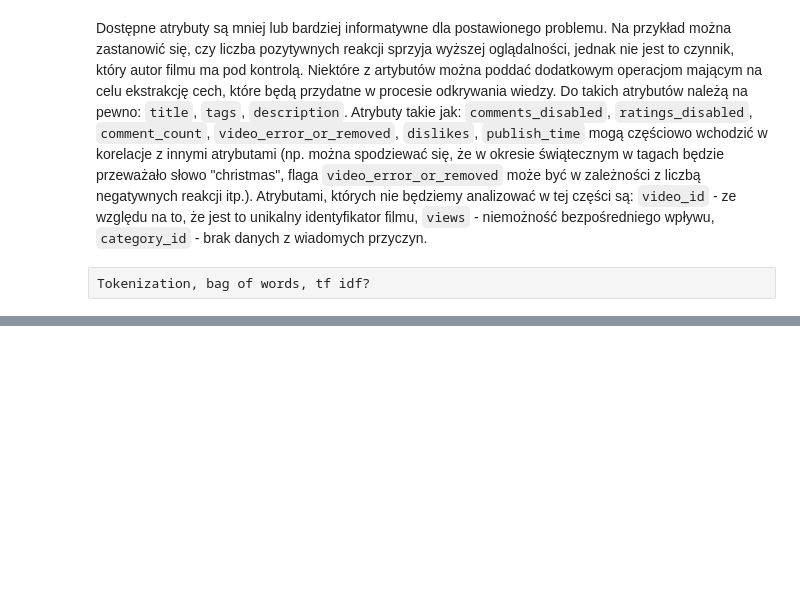
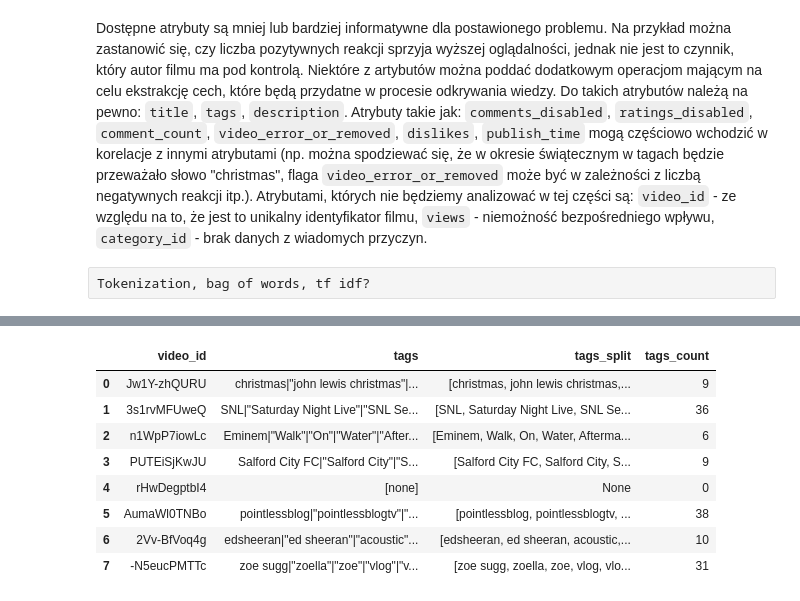
Before and after one commit to marrry/PED_YT, a Jupyter notebook: wstepne_wykresy.ipynb, the cells around one changed output, grey strips where cells are left out. Cells and saved outputs as stored; diff of their text form; code cells hidden in the pictures; blank space fills up the shorter version.

```diff
--- a/wstepne_wykresy.ipynb
+++ b/wstepne_wykresy.ipynb
@@ -386,0 +433,12 @@ Odnośnie dalszych działań to bym to widziała tak:
+# %%
+data[['video_id','tags','tags_split', 'tags_count']].head(8)
+# %% [output]
+|  | video_id | tags | tags_split | tags_count |
+| 0 | Jw1Y-zhQURU | christmas|"john lewis christmas"|... | [christmas, john lewis christmas,... | 9 |
+| 1 | 3s1rvMFUweQ | SNL|"Saturday Night Live"|"SNL Se... | [SNL, Saturday Night Live, SNL Se... | 36 |
+| 2 | n1WpP7iowLc | Eminem|"Walk"|"On"|"Water"|"After... | [Eminem, Walk, On, Water, Afterma... | 6 |
+| 3 | PUTEiSjKwJU | Salford City FC|"Salford City"|"S... | [Salford City FC, Salford City, S... | 9 |
+| 4 | rHwDegptbI4 | [none] | None | 0 |
+| 5 | AumaWl0TNBo | pointlessblog|"pointlessblogtv"|"... | [pointlessblog, pointlessblogtv, ... | 38 |
+| 6 | 2Vv-BfVoq4g | edsheeran|"ed sheeran"|"acoustic"... | [edsheeran, ed sheeran, acoustic,... | 10 |
+| 7 | -N5eucPMTTc | zoe sugg|"zoella"|"zoe"|"vlog"|"v... | [zoe sugg, zoella, zoe, vlog, vlo... | 31 |
```
Also changed, not shown: parts of 14 cells of this notebook.
